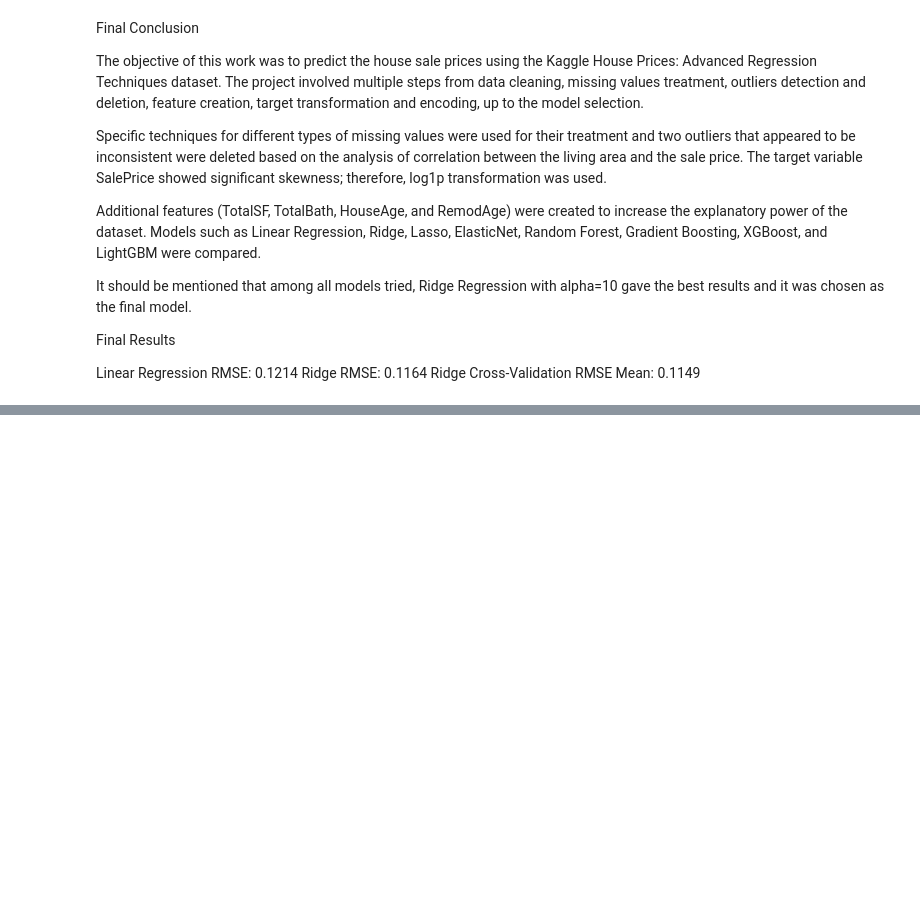
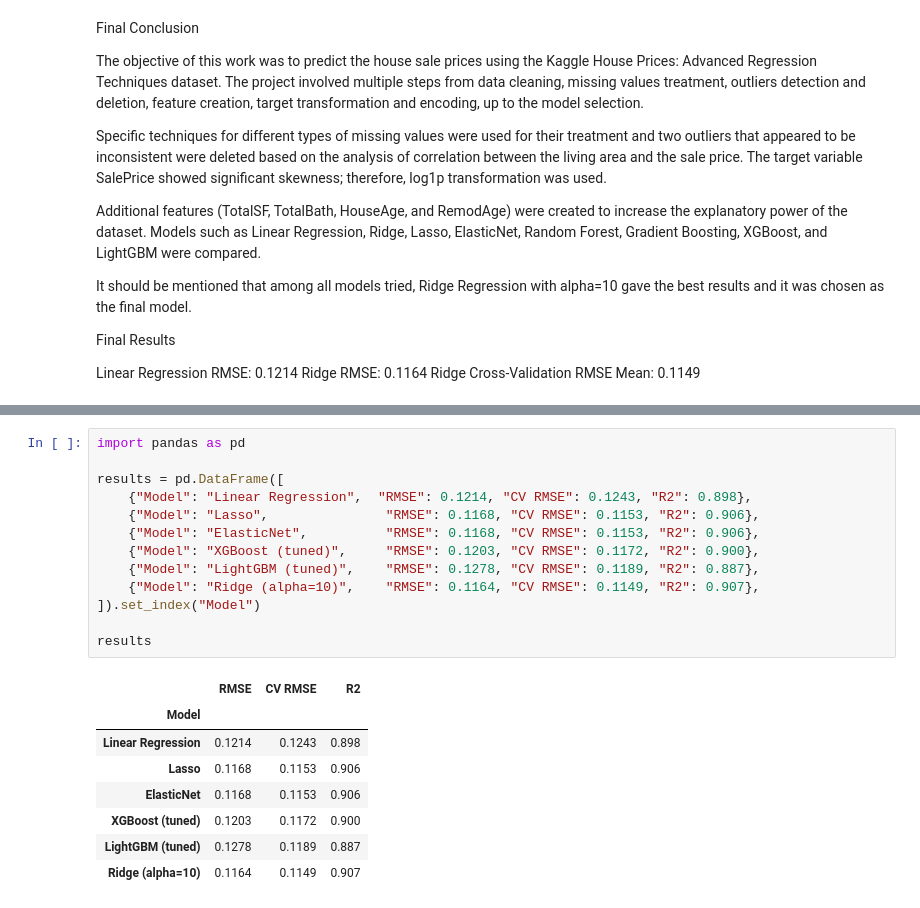
Before and after one commit to cetinumut/house-prices-prediction, a Jupyter notebook: notebooks/house_prices_prediction.ipynb, the cells around one changed output, grey strips where cells are left out. Drawn from its saved outputs; the diff is of its cells as text; blank space fills up the shorter version.

Commit message:
feat: add notebook outputs with Model Results table and Final Model section

```diff
--- a/notebooks/house_prices_prediction.ipynb
+++ b/notebooks/house_prices_prediction.ipynb
@@ -1008,0 +1014,22 @@ Ridge Cross-Validation RMSE Mean: 0.1149
+# %%
+import pandas as pd
+
+results = pd.DataFrame([
+    {"Model": "Linear Regression",  "RMSE": 0.1214, "CV RMSE": 0.1243, "R2": 0.898},
+    {"Model": "Lasso",               "RMSE": 0.1168, "CV RMSE": 0.1153, "R2": 0.906},
+    {"Model": "ElasticNet",          "RMSE": 0.1168, "CV RMSE": 0.1153, "R2": 0.906},
+    {"Model": "XGBoost (tuned)",     "RMSE": 0.1203, "CV RMSE": 0.1172, "R2": 0.900},
+    {"Model": "LightGBM (tuned)",    "RMSE": 0.1278, "CV RMSE": 0.1189, "R2": 0.887},
+    {"Model": "Ridge (alpha=10)",    "RMSE": 0.1164, "CV RMSE": 0.1149, "R2": 0.907},
+]).set_index("Model")
+
+results
+# %% [output]
+|  | RMSE | CV RMSE | R2 |
+| Model |  |  |  |
+| Linear Regression | 0.1214 | 0.1243 | 0.898 |
+| Lasso | 0.1168 | 0.1153 | 0.906 |
+| ElasticNet | 0.1168 | 0.1153 | 0.906 |
+| XGBoost (tuned) | 0.1203 | 0.1172 | 0.900 |
+| LightGBM (tuned) | 0.1278 | 0.1189 | 0.887 |
+| Ridge (alpha=10) | 0.1164 | 0.1149 | 0.907 |
```
Also changed, not shown: parts of 2 cells of this notebook.
